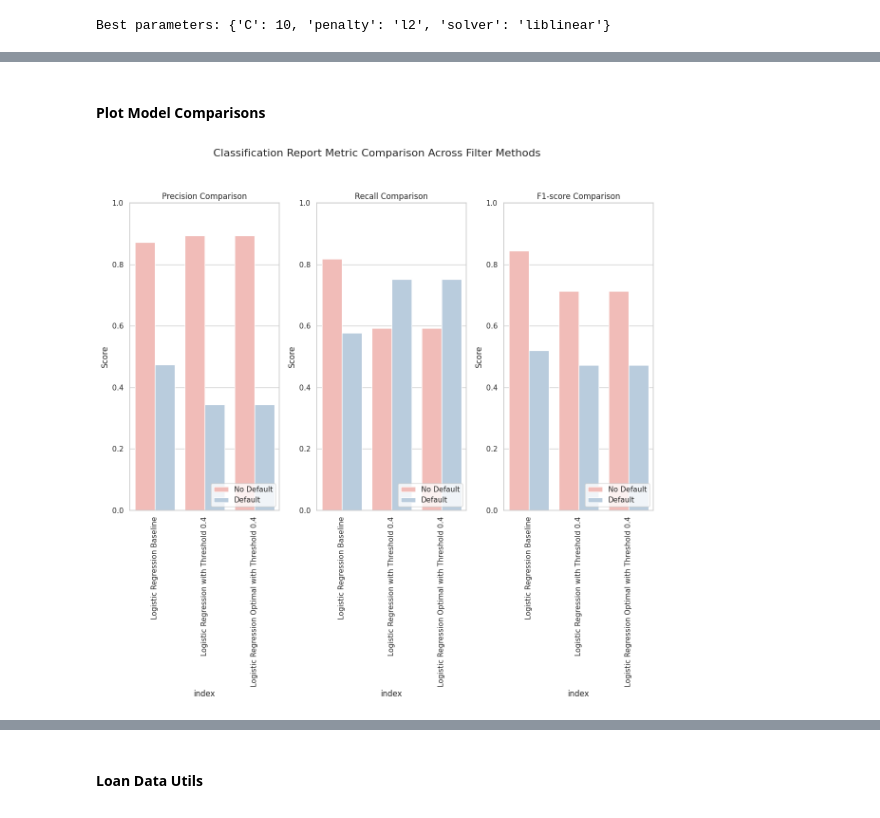
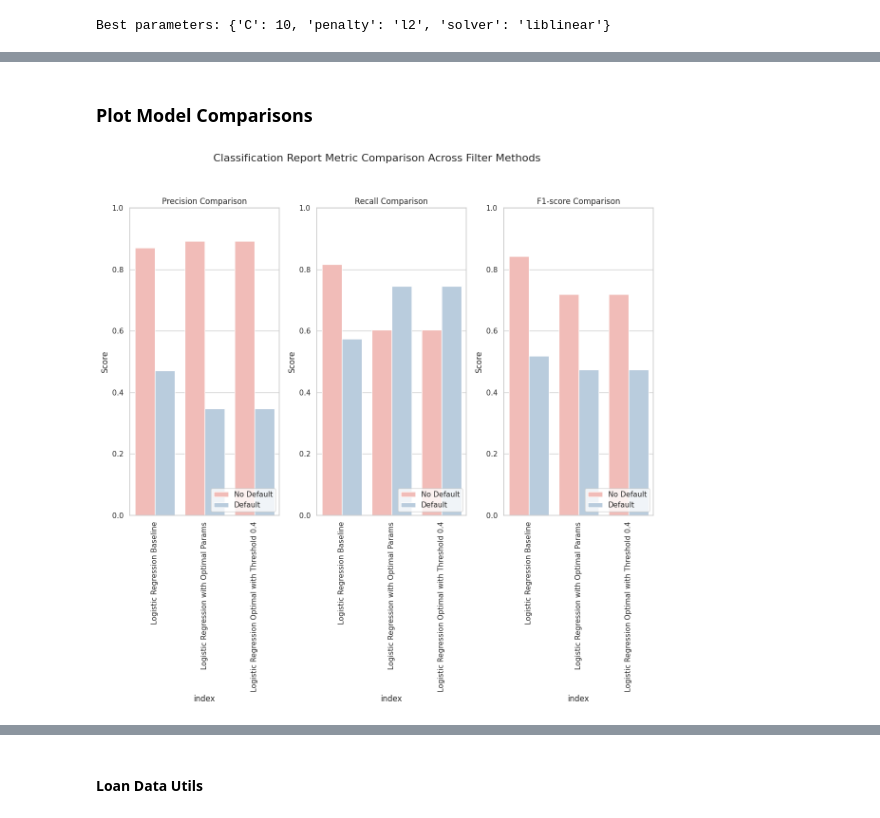
Before and after one commit to micah-shull/ML_Classification_Loan_Defaults, a Jupyter notebook: loan_defaults_028_feature_selection_logReg.ipynb, the cells around one changed output, grey strips where cells are left out. Saved outputs shown, nothing was run; the diff lists cells and outputs as text; code cells hidden in the pictures.

```diff
--- a/loan_defaults_028_feature_selection_logReg.ipynb
+++ b/loan_defaults_028_feature_selection_logReg.ipynb
@@ -84,7 +84,7 @@ if df is not None:
     pay_cols = [col for col in df.columns if col.startswith('pay_delay')]
 
     # Check the order of categorical columns
-    check_categorical_order(df, categorical_columns + pay_cols + [target])
+    check_categorical_order(df, categorical_columns + pay_cols)
 else:
     print("Error loading and preprocessing data.")
 
@@ -520,0 +467,36 @@ Classification report saved to classification_reports_logreg.json
+# %%
+# Create the logistic regression model
+log_reg = LogisticRegression(max_iter=3000, C=10, penalty='l2', solver='liblinear')
+
+# Wrap the model with ThresholdClassifier using the custom threshold
+threshold_classifier = ThresholdClassifier(base_classifier=log_reg, threshold=0.4)
+
+# Train the threshold classifier using preprocessed training data
+threshold_classifier.fit(X_train_processed_df.drop(columns=['target']), y_train_resampled)
+
+# Predict using the threshold classifier on the preprocessed test data
+y_pred_threshold = threshold_classifier.predict(X_test_processed_df.drop(columns=['target']))
+
+# Generate the classification report
+classification_report_threshold = classification_report(X_test_processed_df['target'], y_pred_threshold, output_dict=True)
+print("Classification Report (Logistic Regression with Optimal Params & Custom Threshold):")
+print(classification_report(X_test_processed_df['target'], y_pred_threshold))
+
+# Save the classification report to a JSON file
+output_filename = 'classification_reports_logreg.json'
+try:
+    # Load existing reports if the file already exists
+    with open(output_filename, 'r') as file:
+        results = json.load(file)
+except FileNotFoundError:
+    # If the file doesn't exist, create a new dictionary
+    results = {}
+
+# Add the new report under a new key
+results['logreg_optimal_with_threshold_0.4'] = classification_report_threshold
+
+# Save the updated results back to the JSON file
+with open(output_filename, 'w') as file:
+    json.dump(results, file, indent=4)
+
+print(f"Classification report saved to {output_filename}")
@@ -521,33 +515,33 @@ Classification report saved to classification_reports_logreg.json
 # %% [markdown]
-#### Plot Model Comparisons
+### Plot Model Comparisons
 # %%
 from feature_selection_utils import plot_comparison_classification_metrics_seaborn
 import json
 import seaborn as sns
 
 # Step 1: Load the classification reports from the JSON file
 with open('classification_reports_logreg.json', 'r') as json_file:
     results = json.load(json_file)
 
 # Set the seaborn theme and style for better aesthetics
 sns.set_theme(style="whitegrid", context='notebook', palette="Pastel1")
 
 # Collect classification reports for the logistic regression runs
 classification_reports = [
     results['logreg_baseline'],
-    results['logreg_with_threshold_0.4'],
-    results['logreg_optimal']
+    results['logreg_optimal'],
+    results['logreg_optimal_with_threshold_0.4'],
 ]
 
 # Update model names to match the models used
 model_names = [
     'Logistic Regression Baseline',
-    'Logistic Regression with Threshold 0.4',
+    'Logistic Regression with Optimal Params',
     'Logistic Regression Optimal with Threshold 0.4'
 ]
 
 # Plot the comparison of classification metrics across all logistic regression runs
 plot_comparison_classification_metrics_seaborn(classification_reports, model_names)
 # %% [output]
-[figure, old version]
+[figure, new version]
 # %% [markdown]
```
Also changed, not shown: parts of 16 cells of this notebook.
